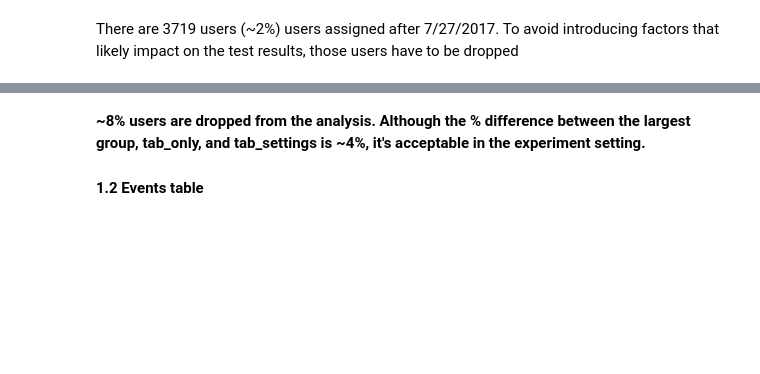
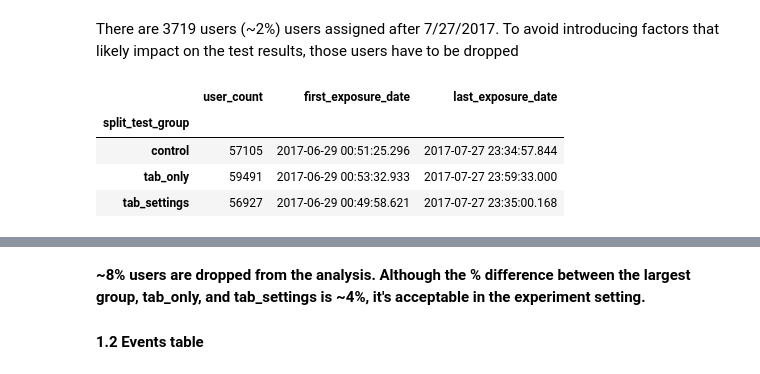
Before and after one commit to GoCodeDaHaohao/PythonNotes, a Jupyter notebook: Referral_Program_AB_Test_Analysis.ipynb, the cells around one changed output, grey strips where cells are left out. Drawn from its saved outputs; the diff is of its cells as text; code cells hidden in the pictures; blank space fills up the shorter version.

```diff
--- a/Referral_Program_AB_Test_Analysis.ipynb
+++ b/Referral_Program_AB_Test_Analysis.ipynb
@@ -127,9 +149,15 @@ print(sum(time_msk&~dupe_msk), "\t" ,sum(time_msk&~dupe_msk)/len(split_test_expo
 There are 3719 users (~2%) users assigned after 7/27/2017. To avoid introducing factors that likely impact on the test results, those users have to be dropped
 # %%
 #drop users who were assigned into two different groups and were assigned to "tab_only" after 7/27/2019
-split_test_exposures.loc[~time_msk&~dupe_msk].groupby("split_test_group")["exposed_time"].agg({"user_count":"count",
-                                                                                    "start_time":"min",
-                                                                                    "end_date":"max"})
+split_grp_3=split_test_exposures.loc[~time_msk&~dupe_msk].groupby("split_test_group")["exposed_time"].agg(["count","min","max"])
+split_grp_3.columns=["user_count","first_exposure_date","last_exposure_date"]
+split_grp_3
+# %% [output]
+|  | user_count | first_exposure_date | last_exposure_date |
+| split_test_group |  |  |  |
+| control | 57105 | 2017-06-29 00:51:25.296 | 2017-07-27 23:34:57.844 |
+| tab_only | 59491 | 2017-06-29 00:53:32.933 | 2017-07-27 23:59:33.000 |
+| tab_settings | 56927 | 2017-06-29 00:49:58.621 | 2017-07-27 23:35:00.168 |
 # %%
 #percent of data kept
 user_split=split_test_exposures.loc[~time_msk&~dupe_msk]
```
Also changed, not shown: parts of 19 cells of this notebook.
